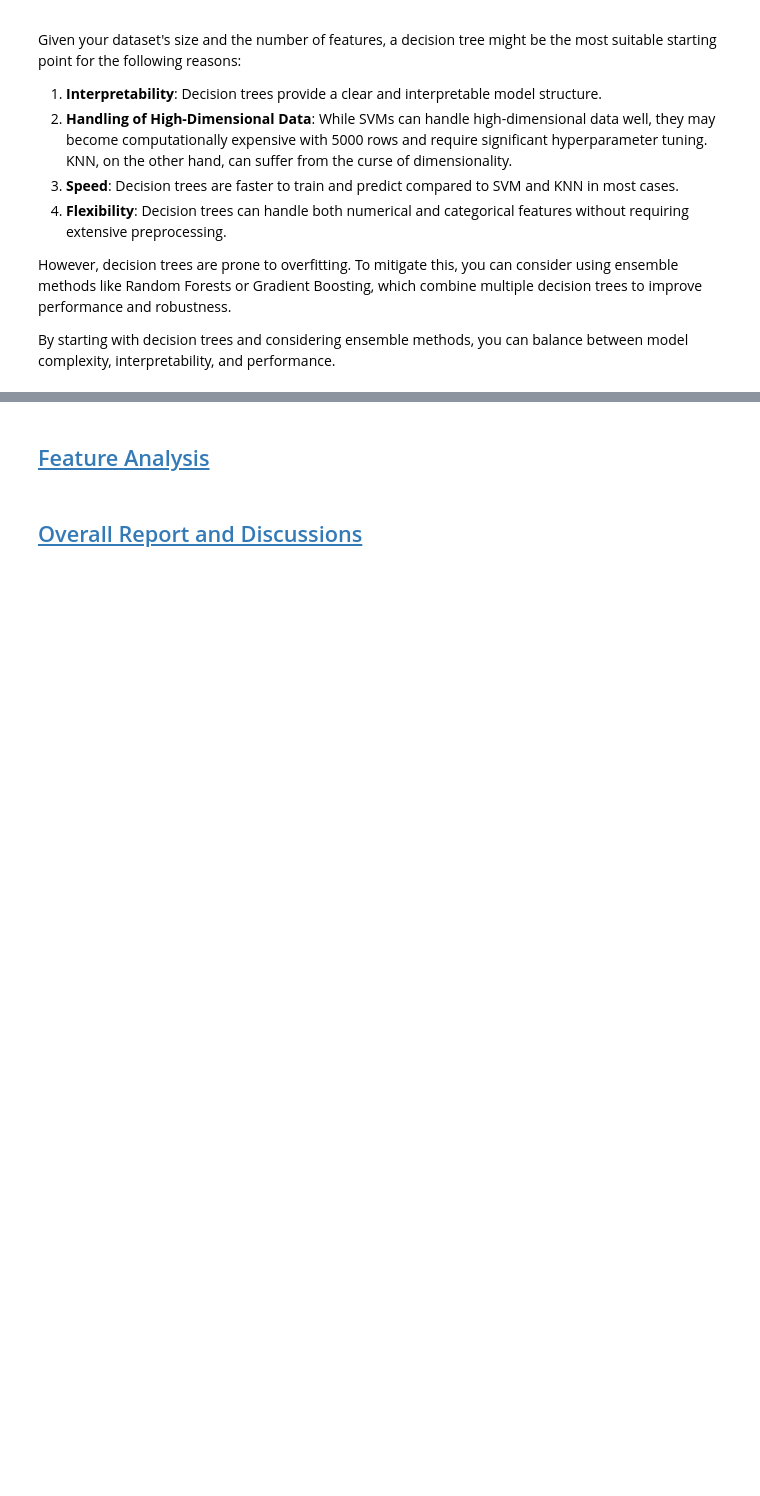
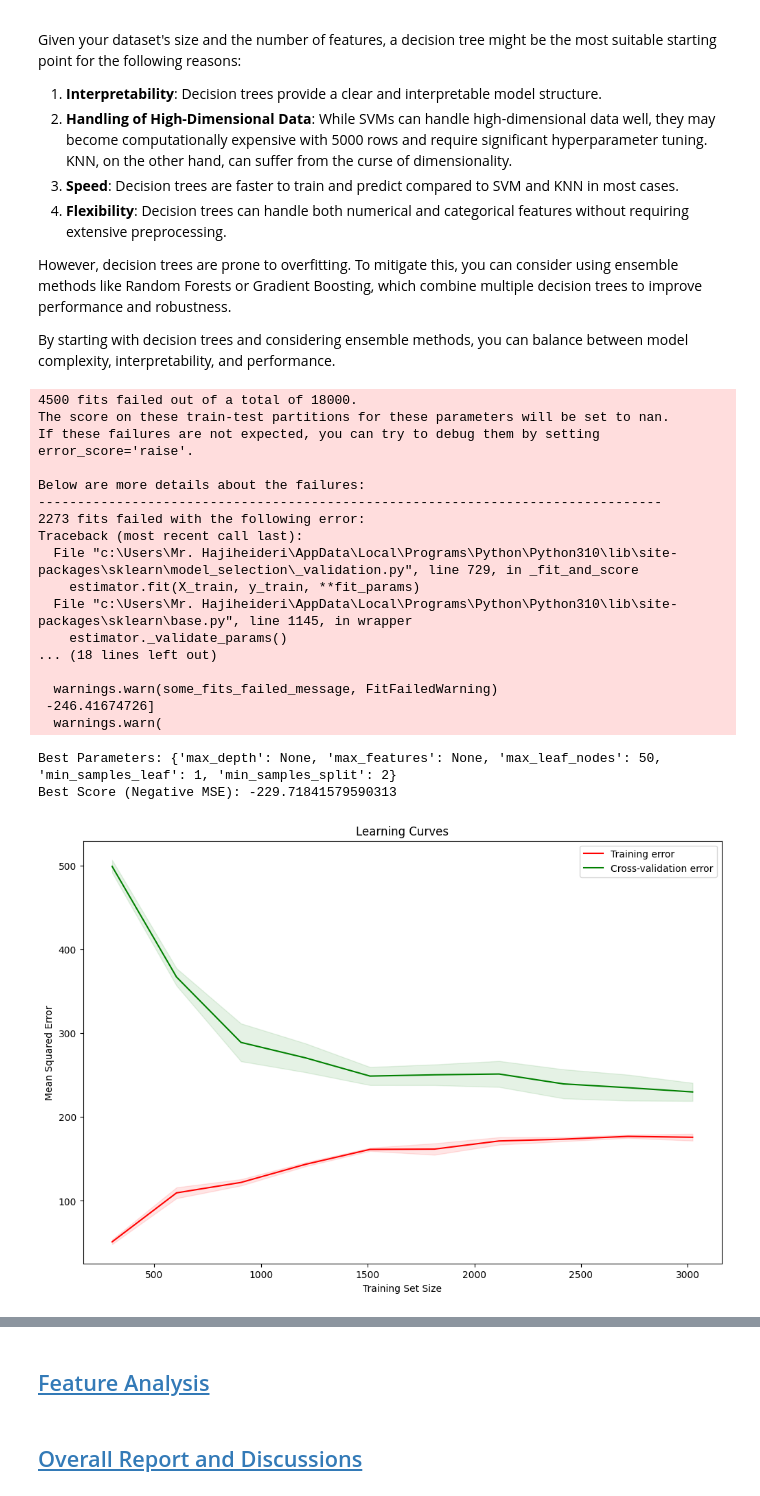
Before and after one commit to Hadi-loo/Introduction-to-Data-Science-Course, a Jupyter notebook: Final Project/Phase 2/NN.ipynb, the cells around one changed output, grey strips where cells are left out. Cells and saved outputs as stored; diff of their text form; code cells hidden in the pictures; blank space fills up the shorter version.

Commit message:
Add decision tree model

```diff
--- a/Final Project/Phase 2/NN.ipynb
+++ b/Final Project/Phase 2/NN.ipynb
@@ -505,3 +505,71 @@ Given your dataset's size and the number of features, a decision tree might be t
 However, decision trees are prone to overfitting. To mitigate this, you can consider using ensemble methods like Random Forests or Gradient Boosting, which combine multiple decision trees to improve performance and robustness.
 
 By starting with decision trees and considering ensemble methods, you can balance between model complexity, interpretability, and performance.
+# %%
+from sklearn.model_selection import  GridSearchCV, learning_curve
+from sklearn.tree import DecisionTreeRegressor
+
+X_train, X_test, y_train, y_test = train_test_split(X, y, test_size=0.2, random_state=42)
+
+param_grid = {
+    'max_depth': [None, 10, 20, 30, 40, 50],
+    'min_samples_split': [2, 5, 10, 15, 20],
+    'min_samples_leaf': [1, 2, 5, 10, 15],
+    'max_features': ['auto', 'sqrt', 'log2', None],
+    'max_leaf_nodes': [None, 10, 20, 30, 40, 50]
+}
+
+grid_search = GridSearchCV(estimator=DecisionTreeRegressor(random_state=42),
+                           param_grid=param_grid,
+                           cv=5,
+                           n_jobs=-1,
+                           scoring='neg_mean_squared_error')
+
+grid_search.fit(X_train, y_train)
+
+best_params = grid_search.best_params_
+best_score = grid_search.best_score_
+
+print("Best Parameters:", best_params)
+print("Best Score (Negative MSE):", best_score)
+
+model = DecisionTreeRegressor(random_state=42, **best_params)
+
+train_sizes, train_scores, test_scores = learning_curve(model, X_train, y_train, cv=5, scoring='neg_mean_squared_error', n_jobs=-1, train_sizes=np.linspace(0.1, 1.0, 10))
+
+train_scores_mean = -np.mean(train_scores, axis=1)
+train_scores_std = np.std(train_scores, axis=1)
+test_scores_mean = -np.mean(test_scores, axis=1)
+test_scores_std = np.std(test_scores, axis=1)
+
+plt.figure(figsize=(12, 8))
+plt.plot(train_sizes, train_scores_mean, label="Training error", color="r")
+plt.fill_between(train_sizes, train_scores_mean - train_scores_std, train_scores_mean + train_scores_std, alpha=0.1, color="r")
+plt.plot(train_sizes, test_scores_mean, label="Cross-validation error", color="g")
+plt.fill_between(train_sizes, test_scores_mean - test_scores_std, test_scores_mean + test_scores_std, alpha=0.1, color="g")
+plt.xlabel("Training Set Size")
+plt.ylabel("Mean Squared Error")
+plt.title("Learning Curves")
+plt.legend(loc="best")
+plt.show()
+# %% [output]
+4500 fits failed out of a total of 18000.
+The score on these train-test partitions for these parameters will be set to nan.
+If these failures are not expected, you can try to debug them by setting error_score='raise'.
+
+Below are more details about the failures:
+--------------------------------------------------------------------------------
+2273 fits failed with the following error:
+Traceback (most recent call last):
+  File "c:\Users\Mr. Hajiheideri\AppData\Local\Programs\Python\Python310\lib\site-packages\sklearn\model_selection\_validation.py", line 729, in _fit_and_score
+    estimator.fit(X_train, y_train, **fit_params)
+  File "c:\Users\Mr. Hajiheideri\AppData\Local\Programs\Python\Python310\lib\site-packages\sklearn\base.py", line 1145, in wrapper
+    estimator._validate_params()
+... (18 lines left out)
+
+  warnings.warn(some_fits_failed_message, FitFailedWarning)
+ -246.41674726]
+  warnings.warn(
+Best Parameters: {'max_depth': None, 'max_features': None, 'max_leaf_nodes': 50, 'min_samples_leaf': 1, 'min_samples_split': 2}
+Best Score (Negative MSE): -229.71841579590313
+[figure, added]
```
Also changed, not shown: parts of 1 cell of this notebook.
